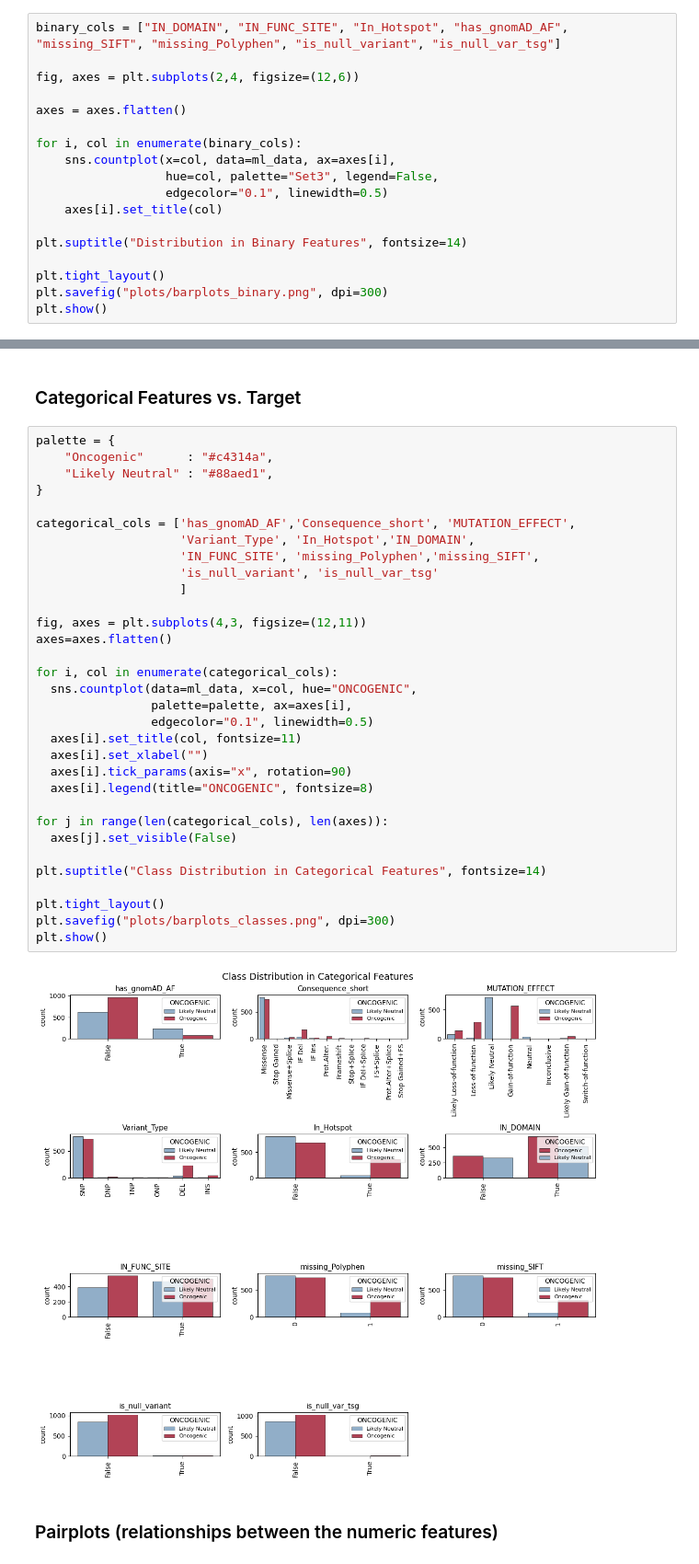
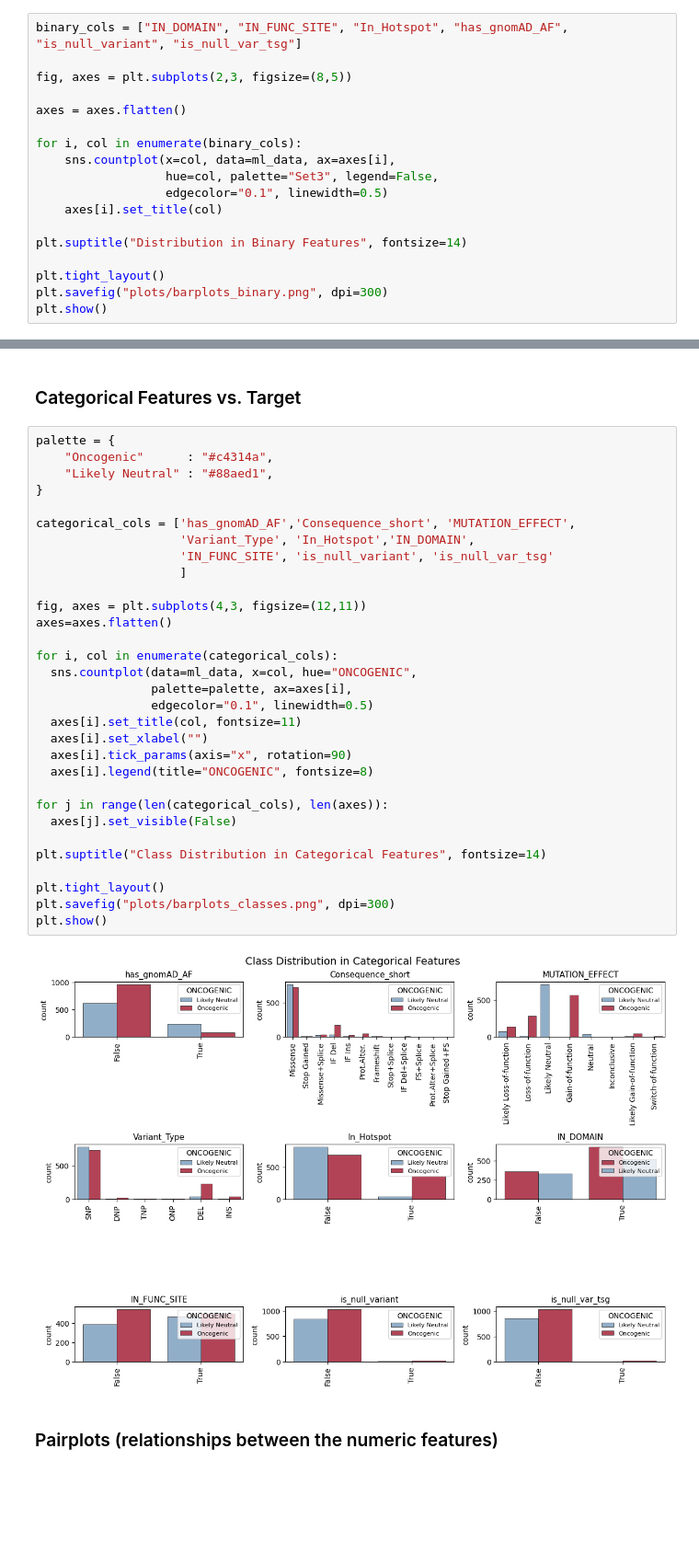
Before and after one commit to anekleiven/machine_learning_pipeline, a Jupyter notebook: 02_Exploratory_Analysis.ipynb, the cells around one changed output, grey strips where cells are left out. Shown at 92% size. Saved outputs shown, nothing was run; the diff lists cells and outputs as text; blank space fills up the shorter version.

```diff
--- a/02_Exploratory_Analysis.ipynb
+++ b/02_Exploratory_Analysis.ipynb
@@ -195,9 +191,9 @@ plt.show()
 # %% [markdown]
 ### Binary Feature Distributions
 # %%
-binary_cols = ["IN_DOMAIN", "IN_FUNC_SITE", "In_Hotspot", "has_gnomAD_AF", "missing_SIFT", "missing_Polyphen", "is_null_variant", "is_null_var_tsg"]
+binary_cols = ["IN_DOMAIN", "IN_FUNC_SITE", "In_Hotspot", "has_gnomAD_AF", "is_null_variant", "is_null_var_tsg"]
 
-fig, axes = plt.subplots(2,4, figsize=(12,6))
+fig, axes = plt.subplots(2,3, figsize=(8,5))
 
 axes = axes.flatten()
 
@@ -411,36 +405,35 @@ plt.show()
 palette = {
     "Oncogenic"      : "#c4314a",
     "Likely Neutral" : "#88aed1",
 }
 
 categorical_cols = ['has_gnomAD_AF','Consequence_short', 'MUTATION_EFFECT',
                     'Variant_Type', 'In_Hotspot','IN_DOMAIN',
-                    'IN_FUNC_SITE', 'missing_Polyphen','missing_SIFT',
-                    'is_null_variant', 'is_null_var_tsg'
+                    'IN_FUNC_SITE', 'is_null_variant', 'is_null_var_tsg'
                     ]
 
 fig, axes = plt.subplots(4,3, figsize=(12,11))
 axes=axes.flatten()
 
 for i, col in enumerate(categorical_cols):
   sns.countplot(data=ml_data, x=col, hue="ONCOGENIC",
                 palette=palette, ax=axes[i],
                 edgecolor="0.1", linewidth=0.5)
   axes[i].set_title(col, fontsize=11)
   axes[i].set_xlabel("")
   axes[i].tick_params(axis="x", rotation=90)
   axes[i].legend(title="ONCOGENIC", fontsize=8)
 
 for j in range(len(categorical_cols), len(axes)):
   axes[j].set_visible(False)
 
 plt.suptitle("Class Distribution in Categorical Features", fontsize=14)
 
 plt.tight_layout()
 plt.savefig("plots/barplots_classes.png", dpi=300)
 plt.show()
 # %% [output]
-[figure, old version]
+[figure, new version]
 # %% [markdown]
 ### Pairplots (relationships between the numeric features)
 # %%
```
Also changed, not shown: parts of 6 cells of this notebook, 6 other files.
